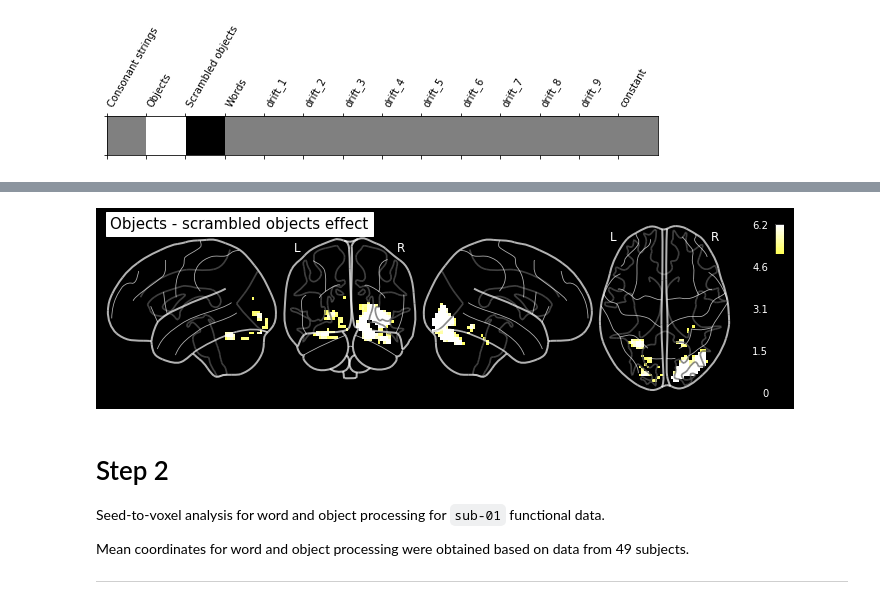
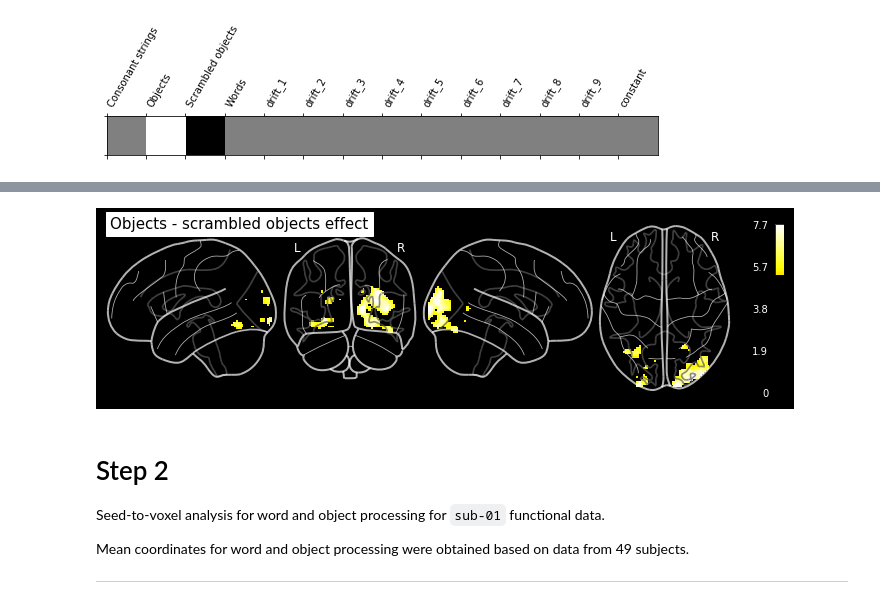
Before and after one commit to igaadamska/fMRI-analysis-materials, a Jupyter notebook: Word and object processing - fMRI analysis.ipynb, the cells around one changed output, grey strips where cells are left out. Drawn from its saved outputs; the diff is of its cells as text; code cells hidden in the pictures.

```diff
--- a/Word and object processing - fMRI analysis.ipynb
+++ b/Word and object processing - fMRI analysis.ipynb
@@ -60,7 +60,7 @@ events.head()
 # %%
 # Loading preprocessed fMRI image
 
-fmri_img = "data/sub-01_func_sub-01_task-onebacktask_run-02_bold.nii"
+fmri_img = "data/sub-01_task-onebacktask_run-02_space-MNI152NLin2009cAsym_desc-preproc_bold.nii.gz"
 # %%
 # Fitting model to the data
 
@@ -243,10 +245,11 @@ Uncorrected p<0.001 threshold: 5.176
 # %%
 # Plotting objects - scrambled objects effect on a glass brain
 
-plot_glass_brain(objects_minus_s_objects_map, title='Objects - scrambled objects effect', display_mode='lyrz', threshold=threshold, black_bg=True, colorbar=True)
+plot_glass_brain(objects_minus_s_objects_map, title='Objects - scrambled objects effect', display_mode='lyrz', threshold=threshold,
+                 black_bg=True, colorbar=True)
 plt.show()
 # %% [output]
-[figure, old version]
+[figure, new version]
 # %% [markdown]
 # Step 2
 
```
Also changed, not shown: parts of 21 cells of this notebook.
